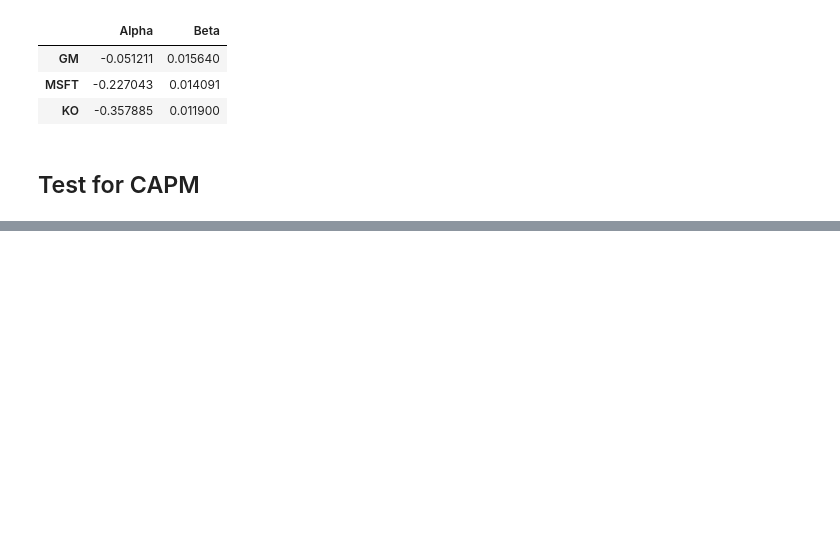
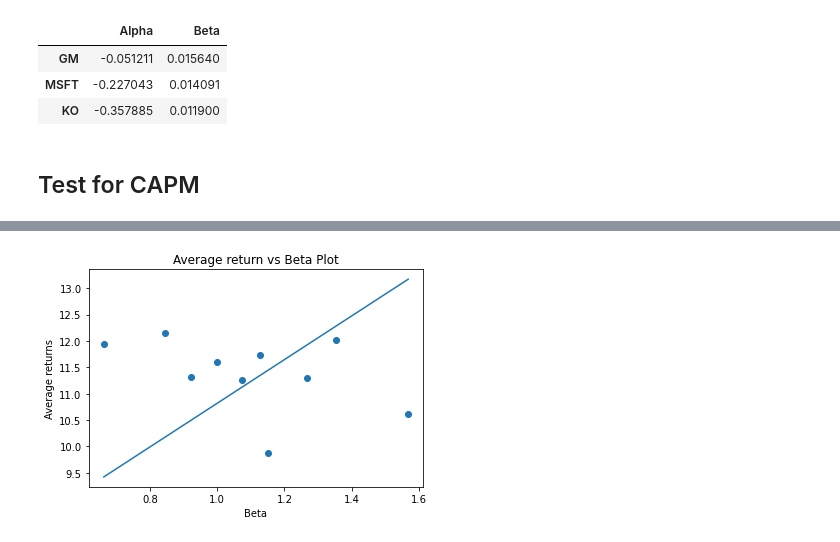
Before and after one commit to ribhavgaur/Financial-Markets, a Jupyter notebook: Assignment_1_Beta_Calculation.ipynb, the cells around one changed output, grey strips where cells are left out. Cells and saved outputs as stored; diff of their text form; code cells hidden in the pictures; blank space fills up the shorter version.

```diff
--- a/Assignment_1_Beta_Calculation.ipynb
+++ b/Assignment_1_Beta_Calculation.ipynb
@@ -102,0 +107,6 @@ Text(0.5, 1.0, 'Average return vs Beta Plot')
+# %%
+start_date = '1963-07-01'
+end_date   = '1990-12-01'
+getPlots(copy.deepcopy(df_portfolio_global),copy.deepcopy(df_fama_global),start_date, end_date)
+# %% [output]
+[figure, added]
```
Also changed, not shown: parts of 3 cells of this notebook.
